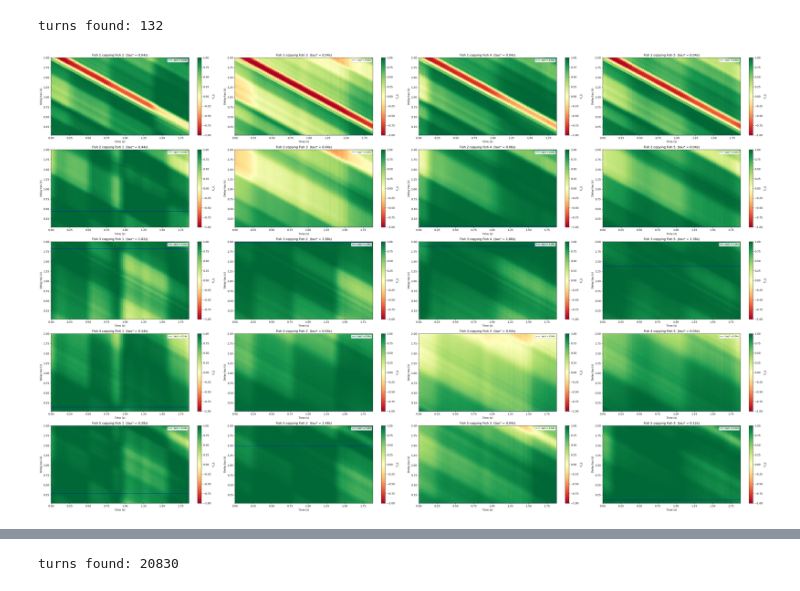
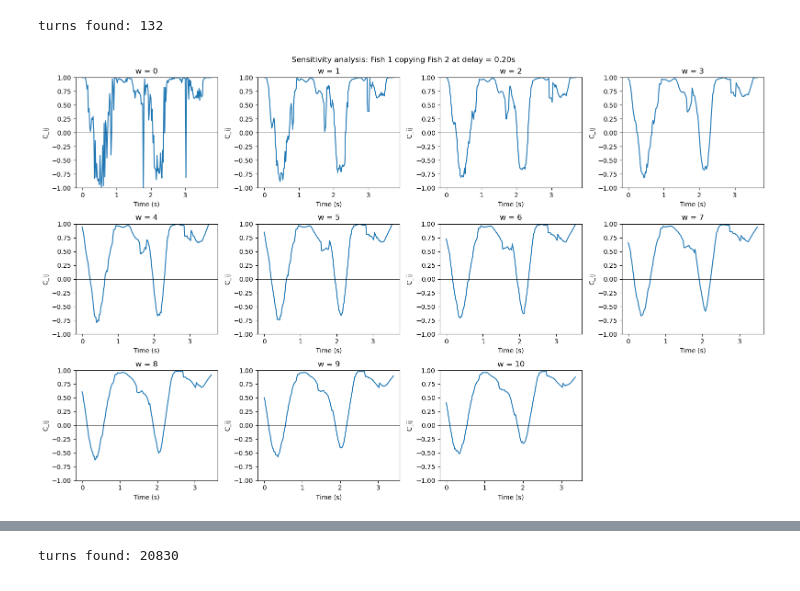
Before and after one commit to eloisecowley4/mdm2_project2, a Jupyter notebook: behavior_analisis/directional_correlation.ipynb, the cells around one changed output, grey strips where cells are left out. Saved outputs shown, nothing was run; the diff lists cells and outputs as text; code cells hidden in the pictures.

```diff
--- a/behavior_analisis/directional_correlation.ipynb
+++ b/behavior_analisis/directional_correlation.ipynb
@@ -84,18 +95,19 @@ def Hij(ei: np.ndarray, ej: np.ndarray, tau_frames: int) -> np.ndarray:
 # %%
-#w needs to be changed depending on noise of the data, could use value luca gave?
-def Cij(ei: np.ndarray, ej: np.ndarray, tau_frames: int, w: int = 2) -> np.ndarray:
+#w needs to be changed depending on noise of the data, w=2 is used in paper
+def Cij(ei: np.ndarray, ej: np.ndarray, delay: int, w: int = 2) -> np.ndarray:
 
     #C_ij(t, tau, w) = 1/(2w+1) * sum_{k=-w}^{w} H_ij(t + k, tau)
     #Smoothed version of H_ij over (2w+1) frames.
 
-    h      = Hij(ei, ej, tau_frames)
-    window = 2 * w + 1
+    h= Hij(ei, ej, delay)
+    window= 2*w + 1
 
     if len(h) < window:
         return np.array([])
-
-    cs = np.concatenate(([0], np.cumsum(h)))
-    return (cs[window:] - cs[:-window]) / window
+    #cumulative sum
+    sum = np.concatenate(([0], np.cumsum(h)))
+    smooth = (sum[window:] - sum[:-window]) / window
+    return smooth
 # %%
 #ploarization
 def polarisation(vectors: list[np.ndarray]) -> np.ndarray:
@@ -144,43 +211,48 @@ def plot_heatmap(C: np.ndarray, taus_s: np.ndarray, fish_i: int, fish_j: int, ax
 # %%
 if __name__ == '__main__':
     from data_access import get_experement_paths, split_at_nans
 
-    data_path  = get_experement_paths(group_size=5, limit=1)[0]
-    data       = pd.read_csv(data_path)
-    clean_data = split_at_nans(data)
+    #accessing the data
+    data_path= get_experement_paths(group_size=5, limit=1)[0]
+    data= pd.read_csv(data_path)
+    clean_data= split_at_nans(data)
 
-    chunk = max(clean_data, key=len)
-    chunk = chunk.reset_index(drop=True)
+    chunk= max(clean_data, key=len)
+    chunk= chunk.reset_index(drop=True)
 
-    # find a U-turn and zoom in
-    x0    = chunk.iloc[:, 0].values
-    y0    = chunk.iloc[:, 1].values
+    #find a U-turn
+    x0= chunk.iloc[:, 0].values
+    y0= chunk.iloc[:, 1].values
     turns = find_turning_points(x0, y0)
     print(f'turns found: {len(turns)}')
 
-    # 200 frames around the 10th turn
-    turn_frame = turns[30][0]
-    window     = chunk.iloc[turn_frame - 100 : turn_frame + 100]
+    #200 frames around the 18th turn
+    turn_frame= turns[18][0] #selecting turn
+    window= chunk.iloc[turn_frame - 100 : turn_frame + 100] #100 frames either side
 
-    vectors = get_unit_vectors(window)
-    n_fish  = len(vectors)
+    vectors= get_unit_vectors(window)
+    n_fish= len(vectors)
 
-    pairs = [(i, j) for i in range(n_fish) for j in range(n_fish) if i != j]
-    ncols = 4
-    nrows = int(np.ceil(len(pairs) / ncols))
-    fig, axes = plt.subplots(nrows, ncols, figsize=(10 * ncols, 5 * nrows))
-    axes_flat = axes.flatten()
+    plot_sensitivity(vectors[0], vectors[1], 0, 1)
 
-    for idx, (i, j) in enumerate(pairs):
-        C, taus_s = compute_Cij_matrix(vectors[i], vectors[j])
-        plot_heatmap(C, taus_s, i, j, ax=axes_flat[idx])
+    #plotting heatmap
 
-    for ax in axes_flat[len(pairs):]:
-        ax.set_visible(False)
+    # pairs = [(i, j) for i in range(n_fish) for j in range(n_fish) if i != j]
+    # ncols = 4
+    # nrows = int(np.ceil(len(pairs) / ncols))
+    # fig, axes = plt.subplots(nrows, ncols, figsize=(10 * ncols, 5 * nrows))
+    # axes_flat = axes.flatten()
 
-    plt.tight_layout()
-    plt.show()
+    # for idx, (i, j) in enumerate(pairs):
+    #     C, delays_s = compute_Cij_matrix(vectors[i], vectors[j])
+    #     plot_heatmap(C, delays_s, i, j, ax=axes_flat[idx])
+
+    # for ax in axes_flat[len(pairs):]:
+    #     ax.set_visible(False)
+
+    # plt.tight_layout()
+    # plt.show()
 # %% [output]
 turns found: 132
-[figure, old version]
+[figure, new version]
 # %%
```
Also changed, not shown: parts of 15 cells of this notebook, 2 other files.
